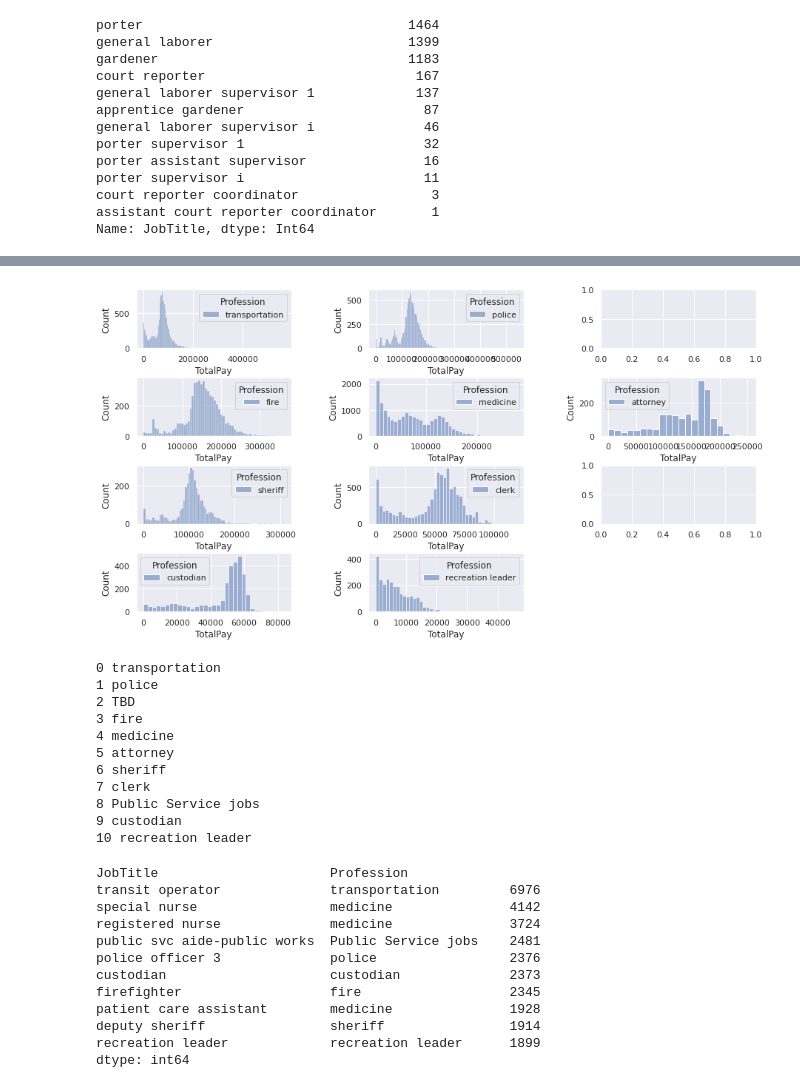
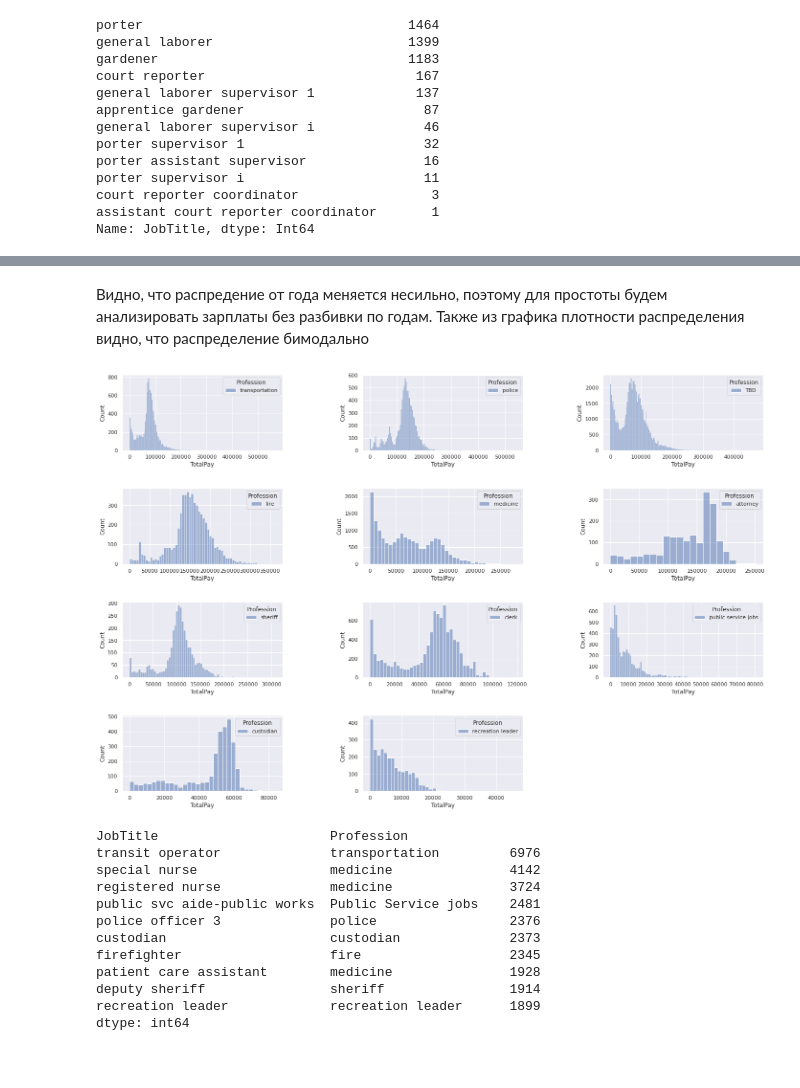
Before and after one commit to savitskaya-om/python, a Jupyter notebook: project/PROJECT.ipynb, the cells around one changed output, grey strips where cells are left out. Drawn from its saved outputs; the diff is of its cells as text; code cells hidden in the pictures; blank space fills up the shorter version.

```diff
--- a/project/PROJECT.ipynb
+++ b/project/PROJECT.ipynb
@@ -270,36 +279,13 @@ Name: JobTitle, dtype: Int64
+# %% [markdown]
+Видно, что распредение от года меняется несильно, поэтому для простоты будем анализировать зарплаты без разбивки по годам. Также из графика плотности распределения видно, что распределение бимодально
 # %%
-# plt.figure(figsize=(15,8))
-
-# for index,column in enumerate(cat_col):
-#     plt.subplot(3,3,index+1)
-#     sns.countplot(data=df,y=column)
-
-# plt.subplots_adjust(wspace=0.5,hspace=0.5)
-
-#https://www.kaggle.com/code/emirhanaydn/predict-house-xgboost-linear-80
+plt.figure(figsize=(24,16))
+for i, prof in enumerate(sal.Profession.unique()):
+  plt.subplot(4,3,i+1)
+  sns.histplot(data=sal.loc[sal.Profession.str.contains(prof)], x="TotalPay", hue="Profession")
+plt.subplots_adjust(wspace=0.5,hspace=0.5)
+# %% [output]
+[figure, added]
-# %%
-plt.figure(figsize=(15,8))
-for i, prof in enumerate(sal.Profession.unique()):
-  plt.subplot(4,3,i+1)
-  sns.histplot(data=sal.loc[sal.Profession.str.lower().str.contains(prof)], x="TotalPay", hue="Profession")
-plt.subplots_adjust(wspace=0.5,hspace=0.5)
-# %% [output]
-[figure, removed]
-# %%
-for i, j in enumerate(sal.Profession.unique()):
-  print(i,j)
-# %% [output]
-0 transportation
-1 police
-2 TBD
-3 fire
-4 medicine
-5 attorney
-6 sheriff
-7 clerk
-8 Public Service jobs
-9 custodian
-10 recreation leader
 # %%
 sal.loc[sal["Benefits"]>0,["JobTitle","Profession"]].value_counts().head(10)
 # %% [output]
```
Also changed, not shown: parts of 12 cells of this notebook.
